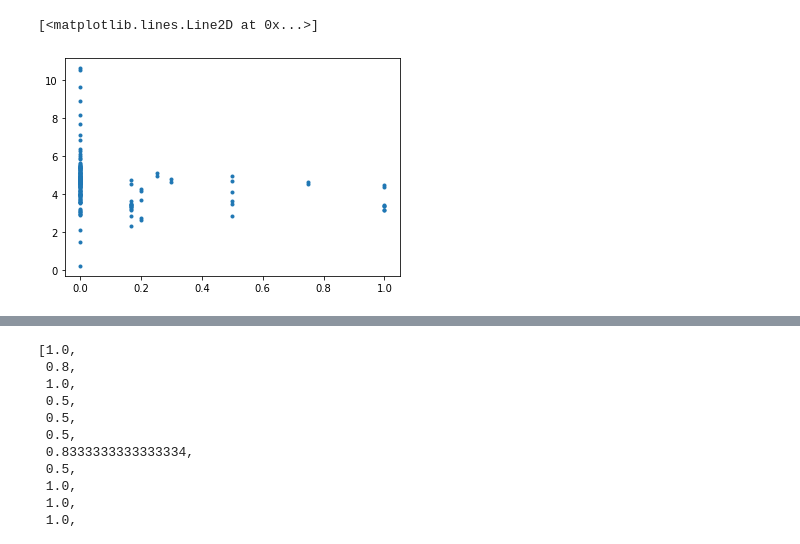
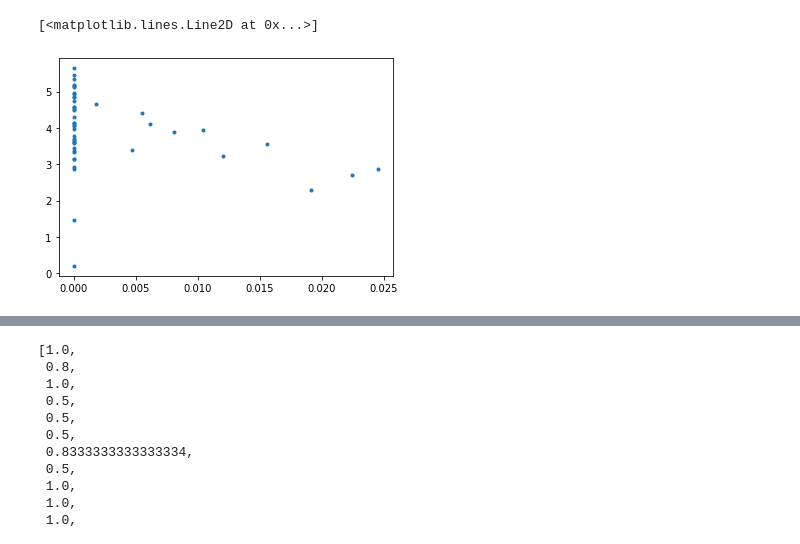
Before and after one commit to NMRLipids/DataBankManuscript, a Jupyter notebook: scripts/plotWATERdiffusion.ipynb, the cells around one changed output, grey strips where cells are left out. Drawn from its saved outputs; the diff is of its cells as text; code cells hidden in the pictures.

```diff
--- a/scripts/plotWATERdiffusion.ipynb
+++ b/scripts/plotWATERdiffusion.ipynb
@@ -154,5 +76,5 @@ plt.plot(Ts,Ds,".")
 # %%
-plt.plot(FracCharged,Ds,".")
+plt.plot(molfrac['NCAL'],Ds,".")
 # %% [output]
 [<matplotlib.lines.Line2D at 0x...>]
-[figure, old version]
+[figure, new version]
```
Also changed, not shown: parts of 12 cells of this notebook, 18 other files.
